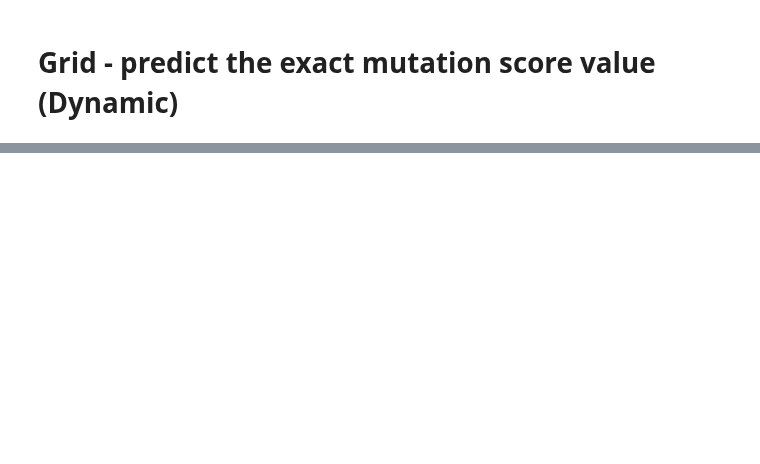
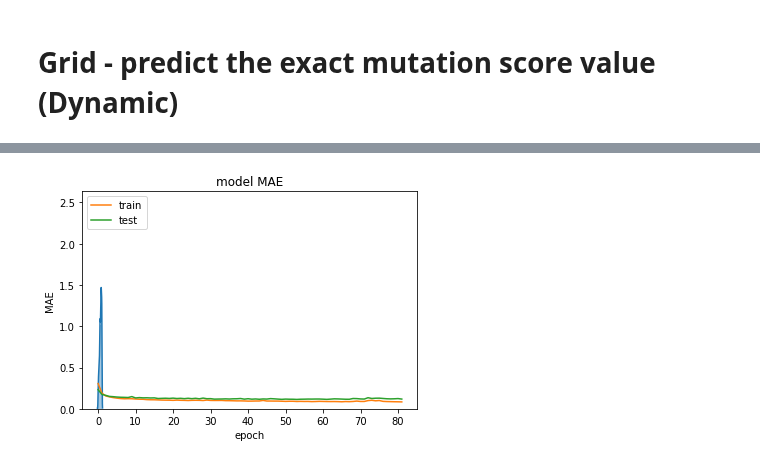
Before and after one commit to dormaayan/network-research, a Jupyter notebook: grid.ipynb, the cells around one changed output, grey strips where cells are left out. Drawn from its saved outputs; the diff is of its cells as text; code cells hidden in the pictures; blank space fills up the shorter version.

```diff
--- a/grid.ipynb
+++ b/grid.ipynb
@@ -380,3 +378,86 @@ stds = grid_result.cv_results_['std_test_score']
 params = grid_result.cv_results_['params']
 for mean, stdev, param in zip(means, stds, params):
     print("%f (%f) with: %r" % (mean, stdev, param))
+# %%
+def silent_evaluation(model, x_test, y_test):
+    f = open('/dev/null', 'w')
+    regular_stdout = sys.stdout
+    sys.stdout = f
+    test_loss, test_acc = model.evaluate(x_test, y_test)
+    sys.stdout = regular_stdout
+    print('Model Accuracy: {}'.format(test_acc))
+
+def split_data(train_x, train_y, training=0.70, validation=0.5):
+    train_size = training
+
+    train_cnt = math.floor(train_x.shape[0] * train_size)
+    x_train = train_x[0:train_cnt]
+    y_train = train_y[0:train_cnt]
+    x_test = train_x[train_cnt:]
+    y_test = train_y[train_cnt:]
+
+    division = validation
+
+    train_cnt = math.floor(x_test.shape[0] * division)
+    x_validate = x_test[0:train_cnt]
+    y_validate = y_test[0:train_cnt]
+    x_test = x_test[train_cnt:]
+    y_test = y_test[train_cnt:]
+
+    return x_train, y_train, x_test, y_test, x_validate, y_validate
+
+frame = load_frame()
+data_x, data_y, number_of_features = load_meaningful_subset(frame)
+data_y = pd.concat([frame.mutation], axis = 1).round(2).values
+
+
+scaler = StandardScaler()
+scaler.fit(data_x)
+data_x = scaler.transform(data_x)
+
+sns.distplot(data_y);
+
+
+x_train, y_train, x_test, y_test, x_validate, y_validate = split_data(data_x, data_y)
+
+print(x_train.shape)
+model = keras.Sequential()
+model.add(keras.layers.Dense(number_of_features, activation='relu', input_dim=number_of_features))
+model.add(keras.layers.Dense(40, activation='relu'))
+model.add(keras.layers.Dense(20, activation='relu'))
+model.add(keras.layers.Dense(1))
+
+model.compile(optimizer='adam',
+              loss='mean_squared_error',
+              metrics=['mae'])
+
+early_stopping_monitor = keras.callbacks.EarlyStopping(patience=50,restore_best_weights=True)
+
+
+history = model.fit(x_train, y_train, epochs=1000, verbose=1, validation_data=(x_validate, y_validate),
+                    callbacks=[early_stopping_monitor])
+
+
+# summarize history for accuracy
+plt.plot(history.history['mae'])
+plt.plot(history.history['val_mae'])
+plt.title('model MAE')
+plt.ylabel('MAE')
+plt.xlabel('epoch')
+plt.legend(['train', 'test'], loc='upper left')
+plt.show()
+# summarize history for loss
+plt.plot(history.history['loss'])
+plt.plot(history.history['val_loss'])
+plt.title('model loss')
+plt.ylabel('loss')
+plt.xlabel('epoch')
+plt.legend(['train', 'test'], loc='upper left')
+plt.show()
+
+silent_evaluation(model, x_test, y_test)
+
+
+print("Overfit checks:")
+silent_evaluation(model, x_train, y_train)
+# %% [output]
@@ -382,0 +481 @@ for mean, stdev, param in zip(means, stds, params):
+[figure, added]
```
Also changed, not shown: parts of 8 cells of this notebook.
